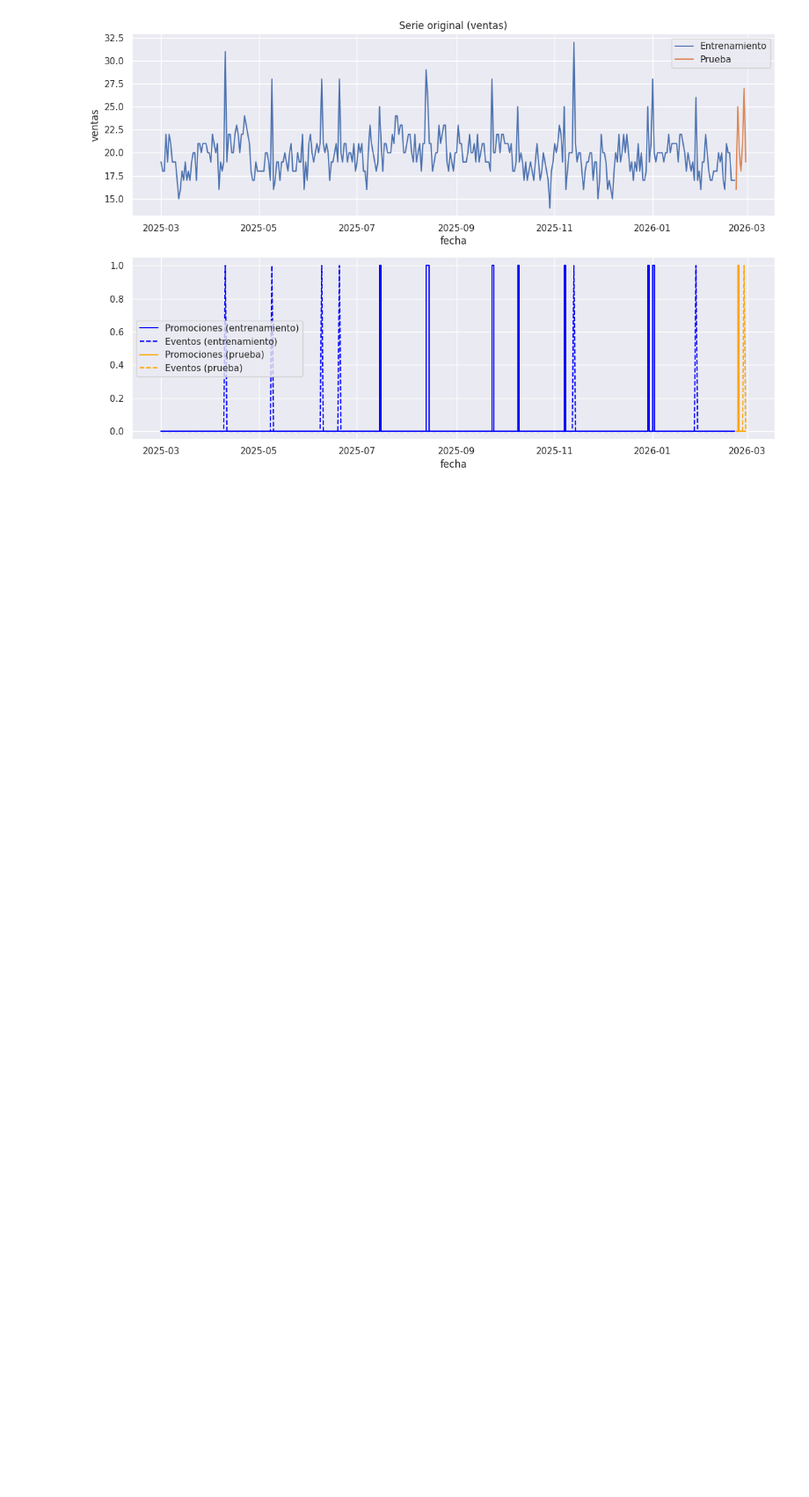
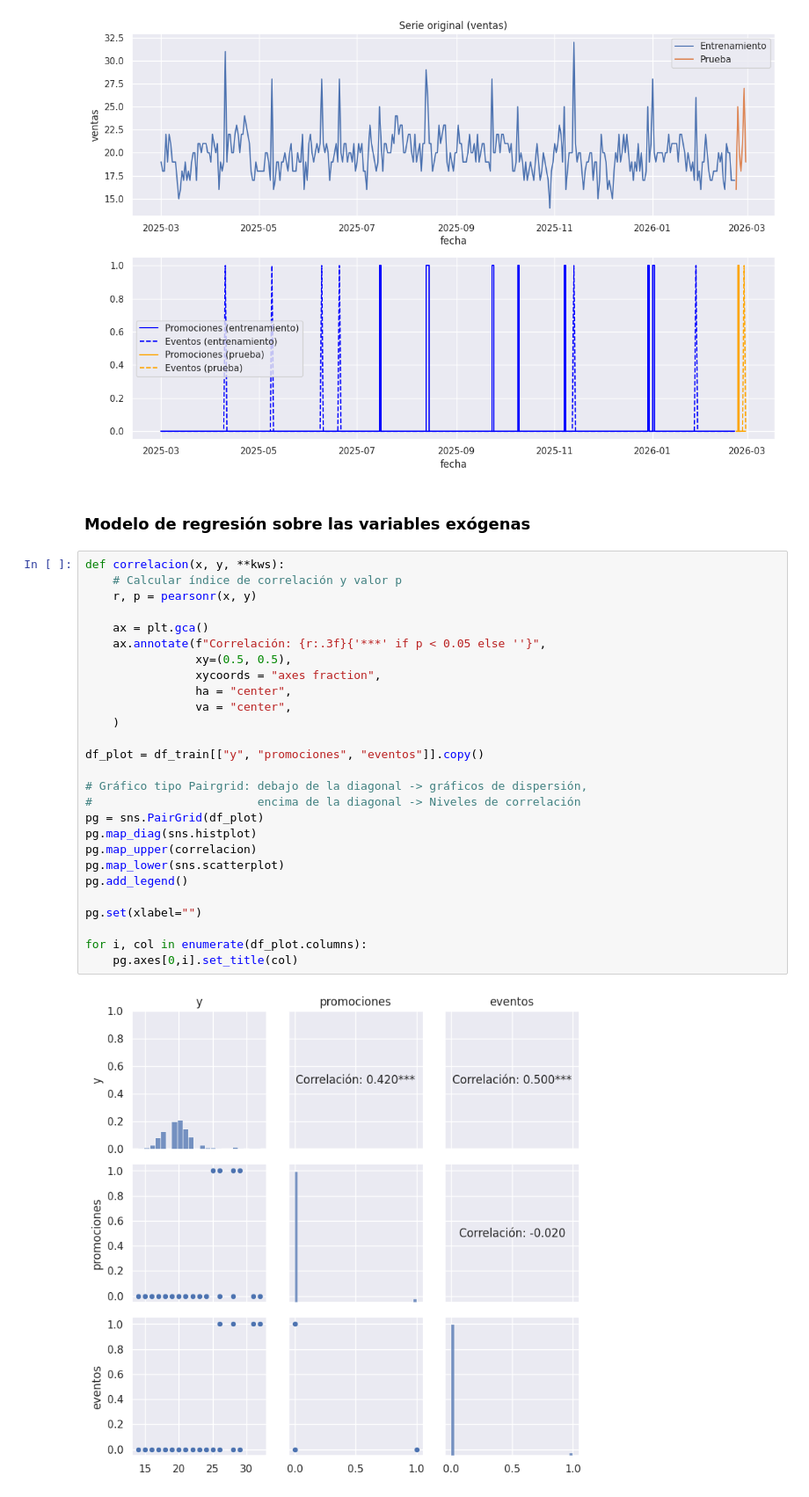
Before and after one commit to JairRamosG/Series_de_Tiempo, a Jupyter notebook: 08_ARIMAX/ARIMAX.ipynb, the cells around one changed output. Shown at 88% size. Cells and saved outputs as stored; diff of their text form; blank space fills up the shorter version.

```diff
--- a/08_ARIMAX/ARIMAX.ipynb
+++ b/08_ARIMAX/ARIMAX.ipynb
@@ -113,3 +113,34 @@ axs[1].legend()
 plt.tight_layout()
 # %% [output]
 [figure]
+# %% [markdown]
+### Modelo de regresión sobre las variables exógenas
+# %%
+def correlacion(x, y, **kws):
+    # Calcular índice de correlación y valor p
+    r, p = pearsonr(x, y)
+
+    ax = plt.gca()
+    ax.annotate(f"Correlación: {r:.3f}{'***' if p < 0.05 else ''}",
+                xy=(0.5, 0.5),
+                xycoords = "axes fraction",
+                ha = "center",
+                va = "center",
+    )
+
+df_plot = df_train[["y", "promociones", "eventos"]].copy()
+
+# Gráfico tipo Pairgrid: debajo de la diagonal -> gráficos de dispersión,
+#                        encima de la diagonal -> Niveles de correlación
+pg = sns.PairGrid(df_plot)
+pg.map_diag(sns.histplot)
+pg.map_upper(correlacion)
+pg.map_lower(sns.scatterplot)
+pg.add_legend()
+
+pg.set(xlabel="")
+
+for i, col in enumerate(df_plot.columns):
+    pg.axes[0,i].set_title(col)
+# %% [output]
+[figure, added]
```
Also changed, not shown: parts of 3 cells of this notebook.
